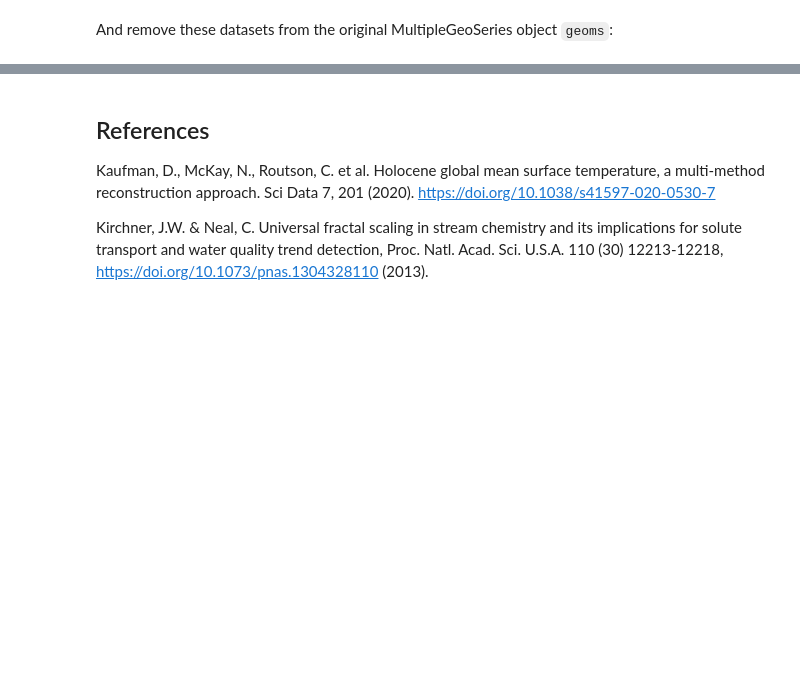
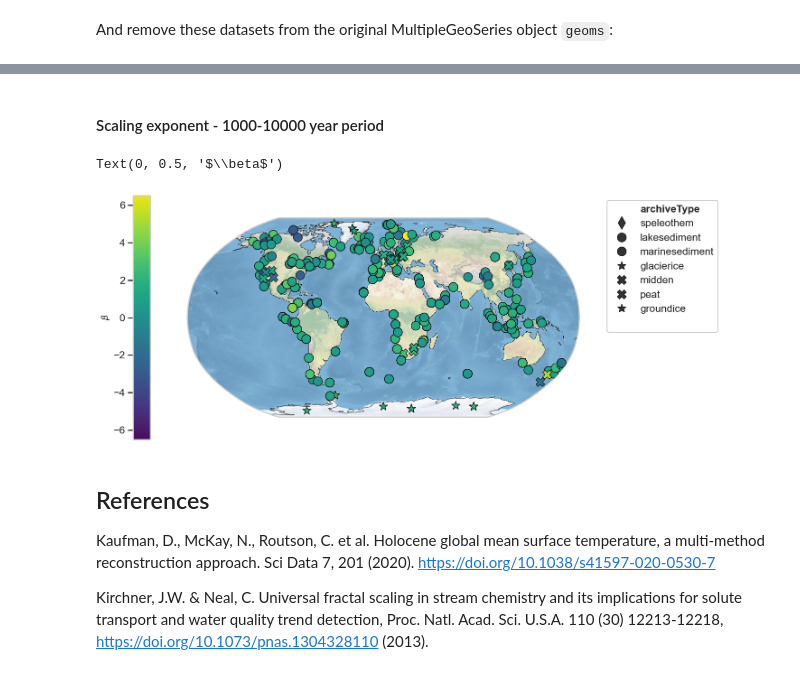
Before and after one commit to LinkedEarth/FreqFun, a Jupyter notebook: notebooks/spectral_analysis_temp12k.ipynb, the cells around one changed output, grey strips where cells are left out. Saved outputs shown, nothing was run; the diff lists cells and outputs as text; code cells hidden in the pictures; blank space fills up the shorter version.

```diff
--- a/notebooks/spectral_analysis_temp12k.ipynb
+++ b/notebooks/spectral_analysis_temp12k.ipynb
@@ -646,3 +665,17 @@ numpy.ndarray
+# %% [markdown]
+#### Scaling exponent - 1000-10000 year period
+# %%
+geoms_L_hue = geoms_L.copy()
+
+for i, ser in enumerate(geoms_L_hue.series_list):
+    ser.beta = beta_L_clean[i]
+
+fig,ax = geoms_L_hue.map(hue = 'beta', cmap = 'viridis', projection='Robinson', proj_default={"central_longitude":0})
+ax['cb'].set_ylim([-6.5, 6.5])
+ax['cb'].set_ylabel(r'$\beta$', fontsize=14)
+# %% [output]
+Text(0, 0.5, '$\\beta$')
+[figure, added]
 # %% [markdown]
 ## References
 
```
Also changed, not shown: parts of 8 cells of this notebook.
